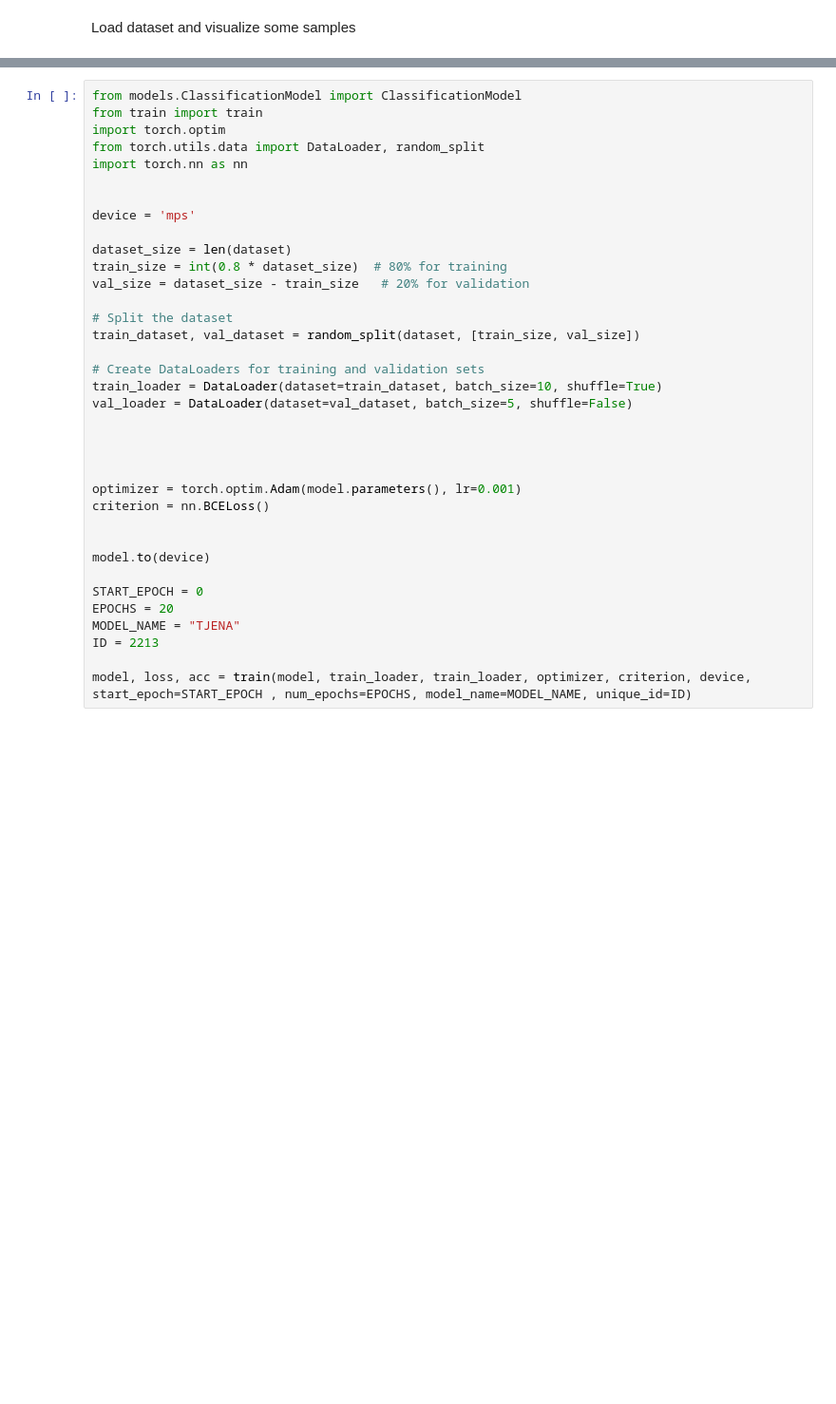
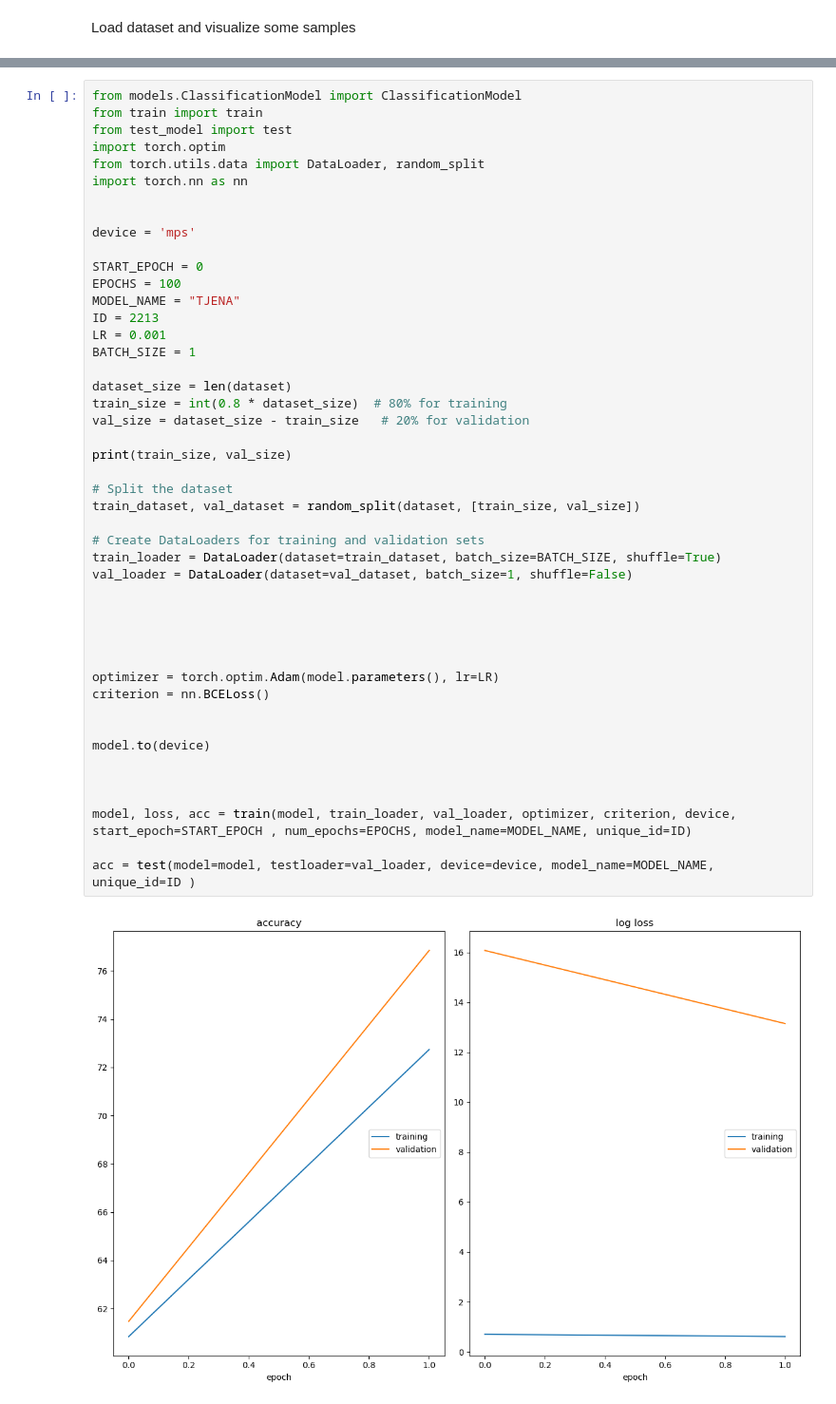
Before and after one commit to Cizako/Classification-Game, a Jupyter notebook: classification.ipynb, the cells around one changed output, grey strips where cells are left out. Shown: that part at 95% size. Cells and saved outputs as stored; diff of their text form; blank space fills up the shorter version.

```diff
--- a/classification.ipynb
+++ b/classification.ipynb
@@ -89,36 +112,48 @@ summary(model, (3, IMAGE_SIZE[0], IMAGE_SIZE[1]))
 # %%
 from models.ClassificationModel import ClassificationModel
 from train import train
+from test_model import test
 import torch.optim
 from torch.utils.data import DataLoader, random_split
 import torch.nn as nn
 
 
 device = 'mps'
 
+START_EPOCH = 0
+EPOCHS = 100
+MODEL_NAME = "TJENA"
+ID = 2213
+LR = 0.001
+BATCH_SIZE = 1
+
 dataset_size = len(dataset)
 train_size = int(0.8 * dataset_size)  # 80% for training
 val_size = dataset_size - train_size   # 20% for validation
+
+print(train_size, val_size)
 
 # Split the dataset
 train_dataset, val_dataset = random_split(dataset, [train_size, val_size])
 
 # Create DataLoaders for training and validation sets
-train_loader = DataLoader(dataset=train_dataset, batch_size=10, shuffle=True)
-val_loader = DataLoader(dataset=val_dataset, batch_size=5, shuffle=False)
+train_loader = DataLoader(dataset=train_dataset, batch_size=BATCH_SIZE, shuffle=True)
+val_loader = DataLoader(dataset=val_dataset, batch_size=1, shuffle=False)
 
 
 
 
-optimizer = torch.optim.Adam(model.parameters(), lr=0.001)
+
+optimizer = torch.optim.Adam(model.parameters(), lr=LR)
 criterion = nn.BCELoss()
 
 
 model.to(device)
 
-START_EPOCH = 0
-EPOCHS = 20
-MODEL_NAME = "TJENA"
-ID = 2213
 
-model, loss, acc = train(model, train_loader, train_loader, optimizer, criterion, device, start_epoch=START_EPOCH , num_epochs=EPOCHS, model_name=MODEL_NAME, unique_id=ID)
+
+model, loss, acc = train(model, train_loader, val_loader, optimizer, criterion, device, start_epoch=START_EPOCH , num_epochs=EPOCHS, model_name=MODEL_NAME, unique_id=ID)
+
+acc = test(model=model, testloader=val_loader, device=device, model_name=MODEL_NAME, unique_id=ID )
+# %% [output]
+[figure, added]
```
Also changed, not shown: parts of 4 cells of this notebook, 3 other files.
